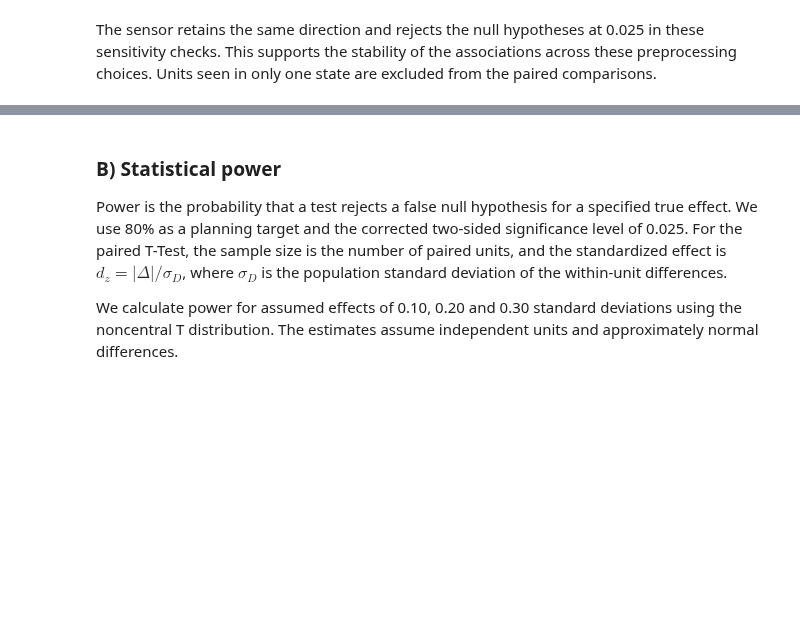
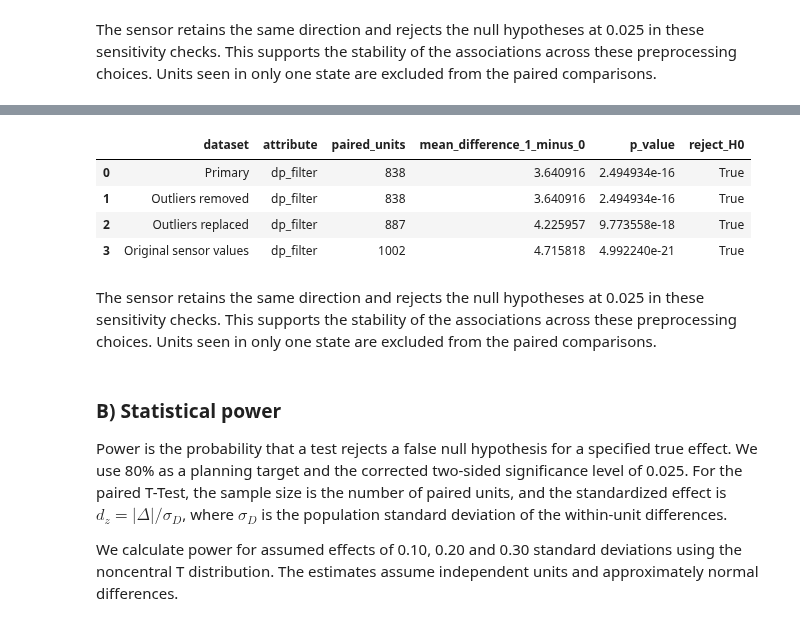
Before and after one commit to zigo-matej/iau_project, a Jupyter notebook: phase_01.ipynb, the cells around one changed output, grey strips where cells are left out. Saved outputs shown, nothing was run; the diff lists cells and outputs as text; code cells hidden in the pictures; blank space fills up the shorter version.

```diff
--- a/phase_01.ipynb
+++ b/phase_01.ipynb
@@ -1542,3 +1661,30 @@ The sensor retains the same direction and rejects the null hypotheses at 0.025 i
+# %%
+available_sensor_data = readings.copy()
+available_sensor_data['unitId'] = available_sensor_data['unitId'].str.replace('U', '').astype(int)
+available_sensor_data['tsCycle'] = parse_dates(available_sensor_data['tsCycle'])
+
+filter_rows = []
+for label, frame in [('Primary', hypothesis_data),
+                     ('Outliers removed', readings_no_outliers),
+                     ('Outliers replaced', readings_replaced_outliers),
+                     ('Original sensor values', available_sensor_data)]:
+    frame = frame.drop_duplicates()
+    pairs = frame.groupby(['unitId', 'failure'])['dp_filter'].mean().unstack('failure').dropna(subset=[0, 1])
+    result = stats.wilcoxon(pairs[1], pairs[0])
+    filter_rows.append({'dataset': label, 'attribute': 'dp_filter', 'paired_units': len(pairs),
+                             'mean_difference_1_minus_0': (pairs[1] - pairs[0]).mean(),
+                             'p_value': result.pvalue, 'reject_H0': result.pvalue < alpha_test})
+
+sensitivity = pd.DataFrame(filter_rows)
+display(sensitivity)
+# %% [output]
+|  | dataset | attribute | paired_units | mean_difference_1_minus_0 | p_value | reject_H0 |
+| 0 | Primary | dp_filter | 838 | 3.640916 | 2.494934e-16 | True |
+| 1 | Outliers removed | dp_filter | 838 | 3.640916 | 2.494934e-16 | True |
+| 2 | Outliers replaced | dp_filter | 887 | 4.225957 | 9.773558e-18 | True |
+| 3 | Original sensor values | dp_filter | 1002 | 4.715818 | 4.992240e-21 | True |
+# %% [markdown]
+The sensor retains the same direction and rejects the null hypotheses at 0.025 in these sensitivity checks. This supports the stability of the associations across these preprocessing choices. Units seen in only one state are excluded from the paired comparisons.
 # %% [markdown]
 ### **B) Statistical power**
 
```
Also changed, not shown: parts of 17 cells of this notebook.
